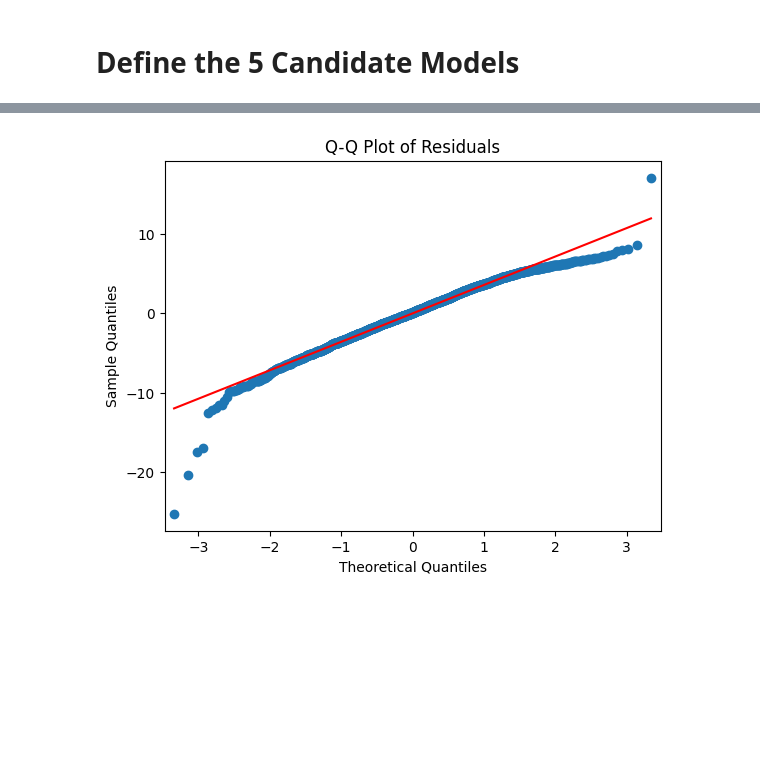
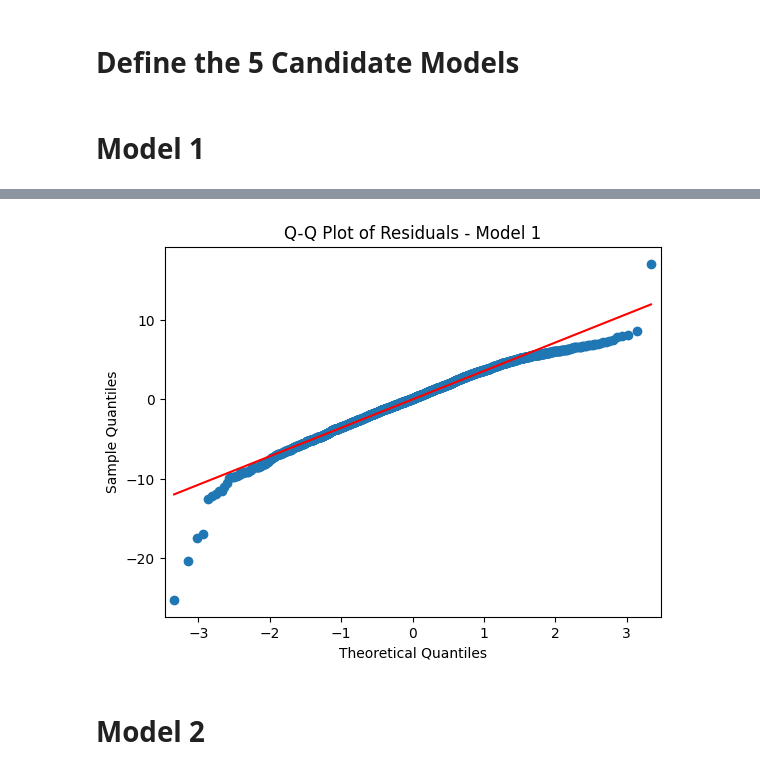
Before and after one commit to sn-kc/AI-ML-CLASS, a Jupyter notebook: Modelling_Polynomial_Regression_to_EEG_Data_.ipynb, the cells around one changed output, grey strips where cells are left out. Cells and saved outputs as stored; diff of their text form; code cells hidden in the pictures; blank space fills up the shorter version.

```diff
--- a/Modelling_Polynomial_Regression_to_EEG_Data_.ipynb
+++ b/Modelling_Polynomial_Regression_to_EEG_Data_.ipynb
@@ -20,12 +20,13 @@ df_eda.columns = ["Time", "Prefrontal Cortex_EEG", "Auditory Cortex_EEG", "Sound
 # %% [markdown]
 # Preliminary Data Analysis (EDA)
 # %%
-# List to keep track of saved files for downloading later
+### List to keep track of saved files for downloading later
 saved_files = []
 
 def save_and_track(filename):
-    """Helper function to save plot as SVG and track the filename."""
-    plt.savefig(filename, format='svg', bbox_inches='tight')
+    """Helper function to save plot as High-Quality PNG and track the filename."""
+    # Changed format to 'png' and added dpi=300 for high resolution
+    plt.savefig(filename, format='png', dpi=300, bbox_inches='tight')
     saved_files.append(filename)
     plt.show()
 # %%
@@ -134,6 +123,8 @@ X4 = np.column_stack((df["x1"], df["x1"]**2, df["x1"]**3, df["x2"]**3, np.ones(l
 
 # Model 5: y = θ1*x1^3 + θ2*x1^4 + θ3*x2 + θbias
 X5 = np.column_stack((df["x1"]**3, df["x1"]**4, df["x2"], np.ones(len(df["x1"]))))
+# %% [markdown]
+# Model 1
 # %%
 # --- SET THE MODEL YOU ARE EVALUATING HERE ---
 X = X1  # Change this to X2, X3, X4, X5 for the other models
@@ -169,8 +160,9 @@ print("BIC:", BIC)
 # Task 2.2: Check distribution of model prediction errors (residuals) using Q-Q plot
 res = y - yp
 sm.qqplot(np.array(res), line='s')
-plt.title("Q-Q Plot of Residuals")
-plt.show()
+plt.title("Q-Q Plot of Residuals - Model 1")
+# Just call the function you defined earlier! It automatically applies 300 DPI and PNG format.
+save_and_track("QQ_Plot_Model_1.png")
 # %% [output]
 Statsmodels Summary:
                              OLS Regression Results
@@ -183,13 +175,15 @@ Time:                        11:52:19   Log-Likelihood:                -6465.5
 No. Observations:                2400   AIC:                         1.294e+04
 Df Residuals:                    2397   BIC:                         1.295e+04
 Df Model:                           2
 Covariance Type:            nonrobust
 ... (17 lines left out)
 RSS: 30738.220491484455
 Log-Likelihood: -6465.4983159583335
 AIC: 12936.996631916667
 BIC: 12954.346303965674
-[figure, old version]
+[figure, new version]
+# %% [markdown]
+# Model 2
 # %%
 # --- SET THE MODEL YOU ARE EVALUATING HERE ---
 X = X2  # Change this to X2, X3, X4, X5 for the other models
```
Also changed, not shown: parts of 7 cells of this notebook.
